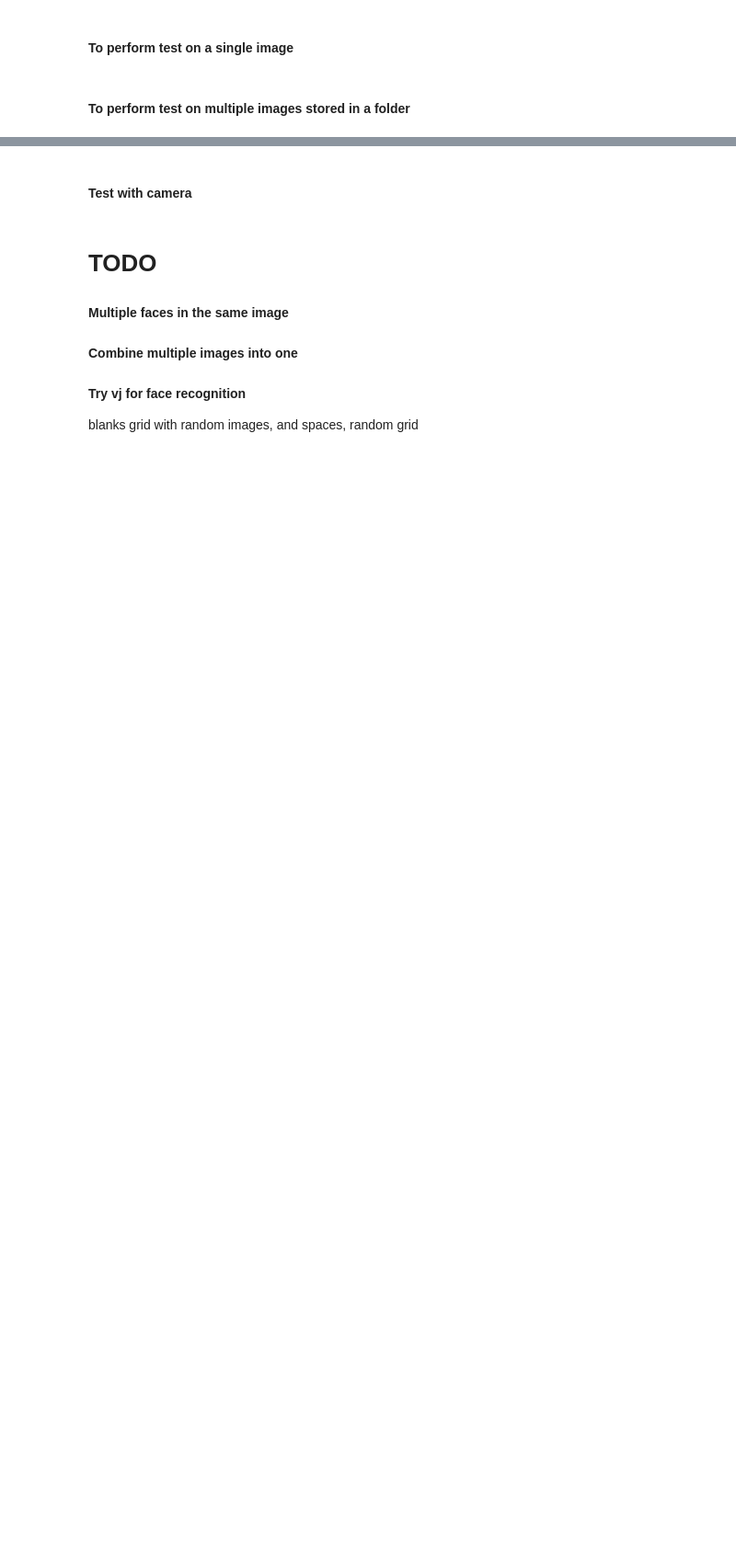
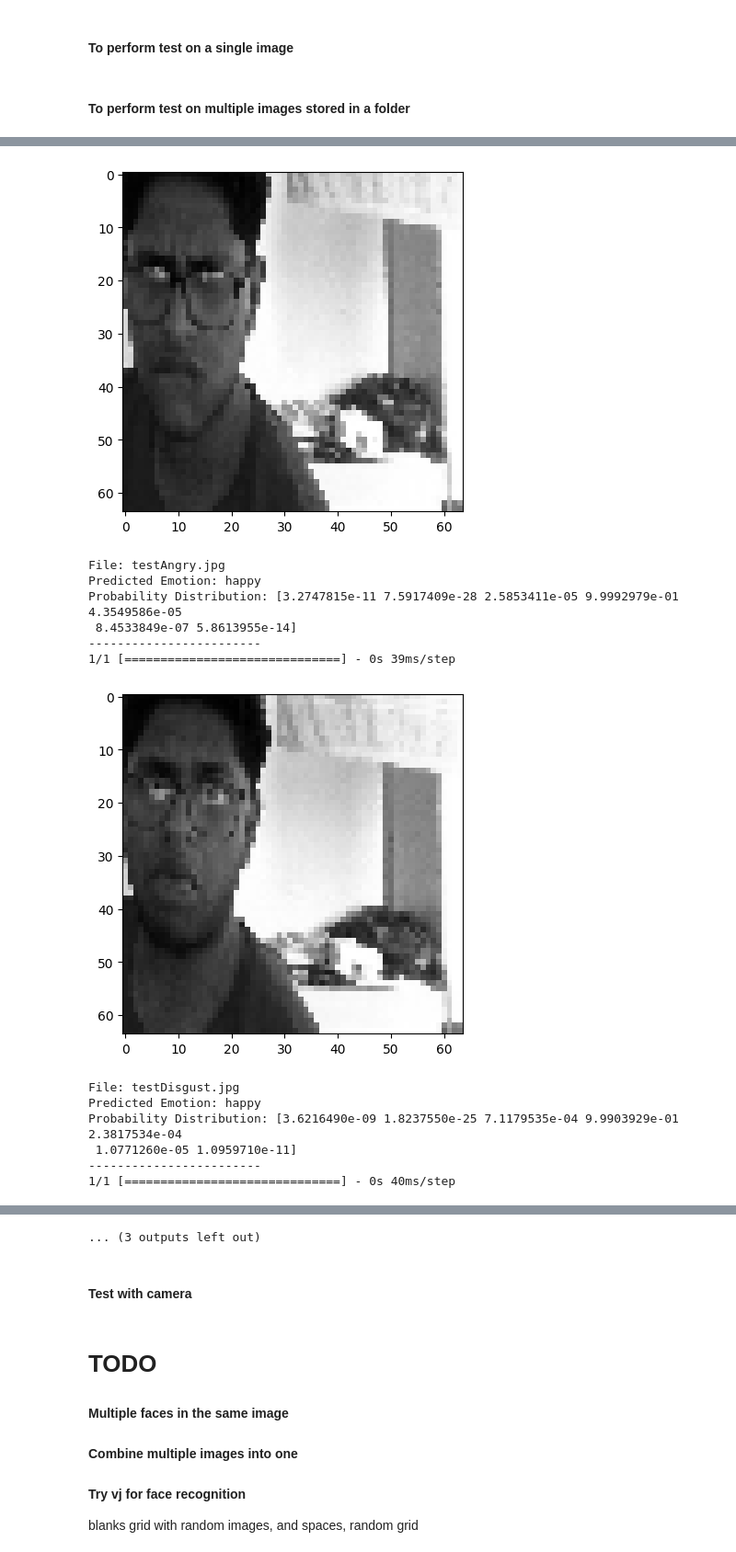
Before and after one commit to lnavneet331/project, a Jupyter notebook: femo.ipynb, the cells around one changed output, grey strips where cells are left out. Shown at 92% size. Drawn from its saved outputs; the diff is of its cells as text; code cells hidden in the pictures; blank space fills up the shorter version.

```diff
--- a/femo.ipynb
+++ b/femo.ipynb
@@ -433,7 +376,7 @@ from faces import extract_face
 import matplotlib.pyplot as plt
 
 # Load the saved model
-model = load_model('emotion_detection_model.h5')
+model = load_model('emotion_detection_model_v2.h5')
 
 # Define the emotion mapping
 emotion_mapping = {
@@ -479,3 +422,4 @@ for filename in os.listdir(test_folder):
         print('------------------------')
     else:
         print('No face detected in', filename)
+# %% [output]
@@ -481,0 +427,14 @@ for filename in os.listdir(test_folder):
+[figure, added]
+File: testAngry.jpg
+Predicted Emotion: happy
+Probability Distribution: [3.2747815e-11 7.5917409e-28 2.5853411e-05 9.9992979e-01 4.3549586e-05
+ 8.4533849e-07 5.8613955e-14]
+------------------------
+1/1 [==============================] - 0s 39ms/step
+[figure, added]
+File: testDisgust.jpg
+Predicted Emotion: happy
+Probability Distribution: [3.6216490e-09 1.8237550e-25 7.1179535e-04 9.9903929e-01 2.3817534e-04
+ 1.0771260e-05 1.0959710e-11]
+------------------------
+1/1 [==============================] - 0s 40ms/step
@@ -482,3 +463,4 @@ for filename in os.listdir(test_folder):
+... (3 outputs left out)
 # %% [markdown]
 <h4>Test with camera</h4>
 # %%
```
Also changed, not shown: parts of 16 cells of this notebook, 2 other files.
